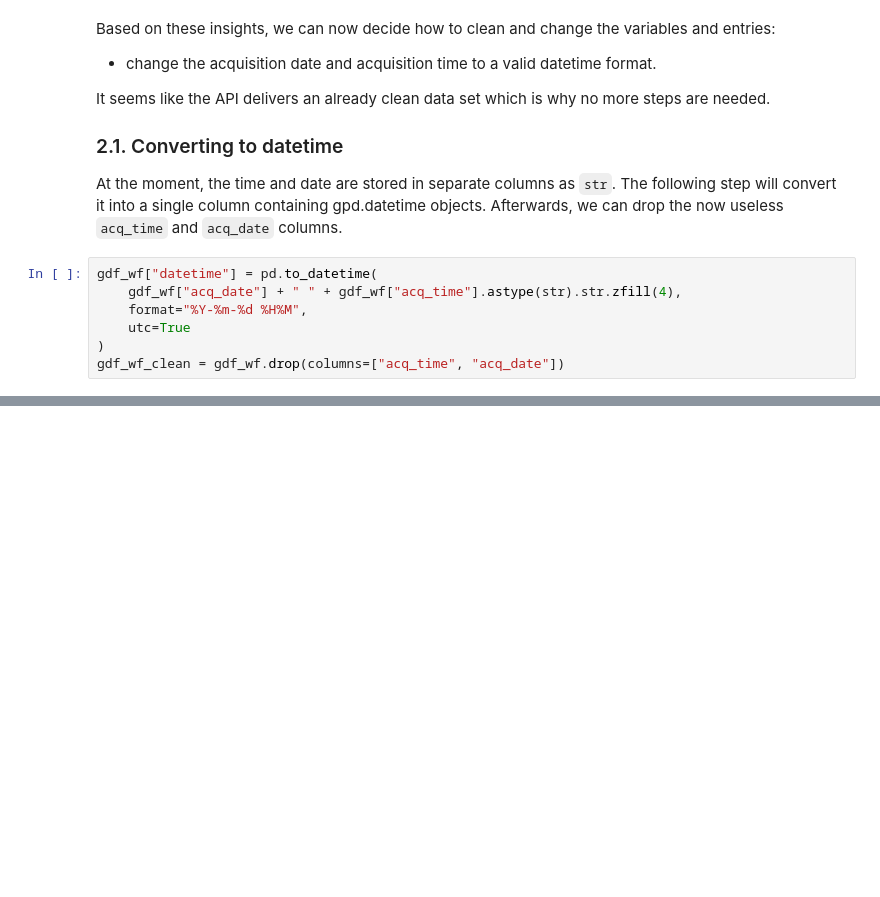
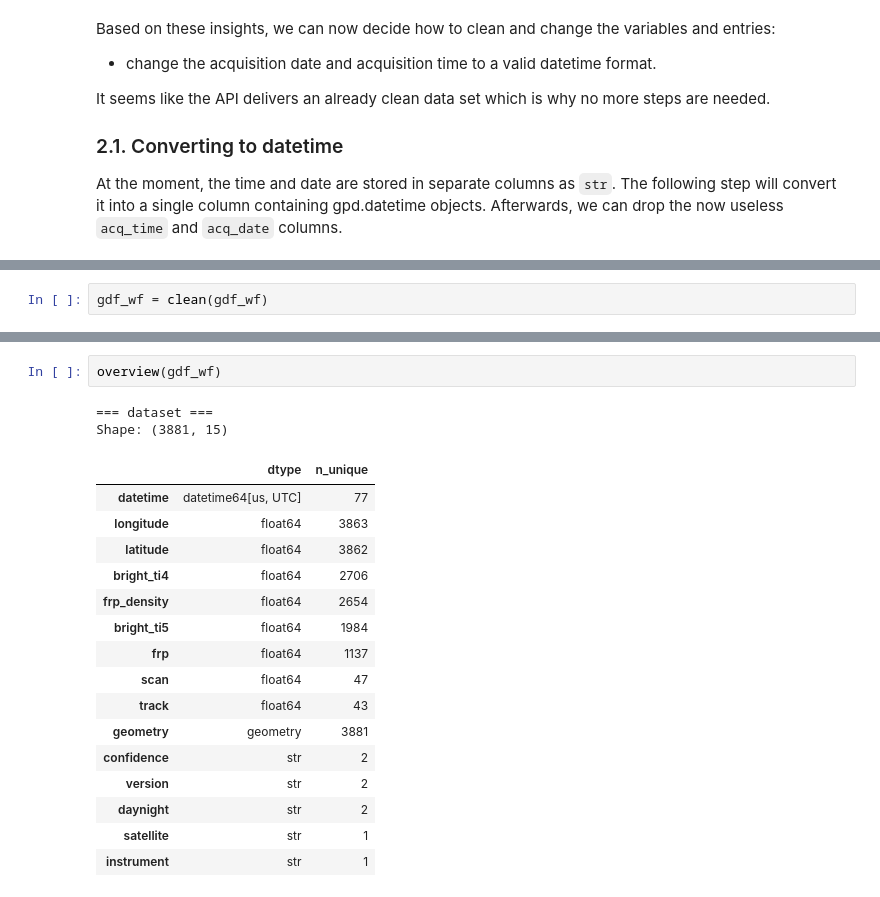
Before and after one commit to paulgeog/SDS210-wildifres-project, a Jupyter notebook: notebooks/wildfires.ipynb, the cells around one changed output, grey strips where cells are left out. Saved outputs shown, nothing was run; the diff lists cells and outputs as text; blank space fills up the shorter version.

Commit message:
added: gdf cleaning function

```diff
--- a/notebooks/wildfires.ipynb
+++ b/notebooks/wildfires.ipynb
@@ -413,10 +413,3 @@ Based on these insights, we can now decide how to clean and change the variables
 It seems like the API delivers an already clean data set which is why no more steps are needed.
 ### 2.1. Converting to datetime
 At the moment, the time and date are stored in separate columns as `str`. The following step will convert it into a single column containing gpd.datetime objects. Afterwards, we can drop the now useless `acq_time` and `acq_date` columns.
-# %%
-gdf_wf["datetime"] = pd.to_datetime(
-    gdf_wf["acq_date"] + " " + gdf_wf["acq_time"].astype(str).str.zfill(4),
-    format="%Y-%m-%d %H%M",
-    utc=True
-)
-gdf_wf_clean = gdf_wf.drop(columns=["acq_time", "acq_date"])
@@ -422,0 +529,2 @@ gdf_wf_clean = gdf_wf.drop(columns=["acq_time", "acq_date"])
+# %%
+gdf_wf = clean(gdf_wf)
@@ -422,0 +543,21 @@ gdf_wf_clean = gdf_wf.drop(columns=["acq_time", "acq_date"])
+# %%
+overview(gdf_wf)
+# %% [output]
+=== dataset ===
+Shape: (3881, 15)
+|  | dtype | n_unique |
+| datetime | datetime64[us, UTC] | 77 |
+| longitude | float64 | 3863 |
+| latitude | float64 | 3862 |
+| bright_ti4 | float64 | 2706 |
+| frp_density | float64 | 2654 |
+| bright_ti5 | float64 | 1984 |
+| frp | float64 | 1137 |
+| scan | float64 | 47 |
+| track | float64 | 43 |
+| geometry | geometry | 3881 |
+| confidence | str | 2 |
+| version | str | 2 |
+| daynight | str | 2 |
+| satellite | str | 1 |
+| instrument | str | 1 |
```
Also changed, not shown: parts of 11 cells of this notebook.
